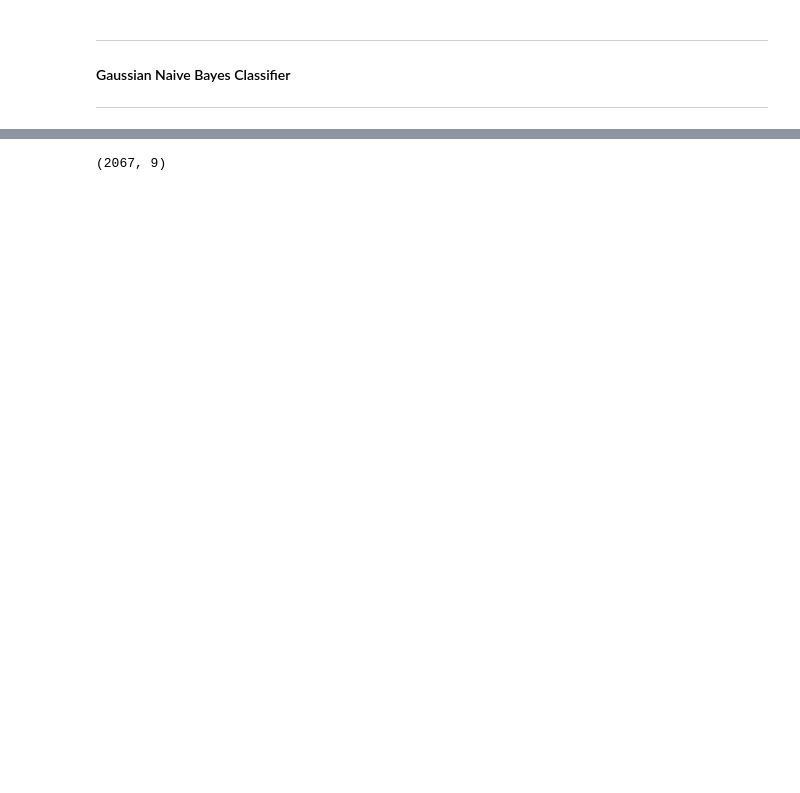
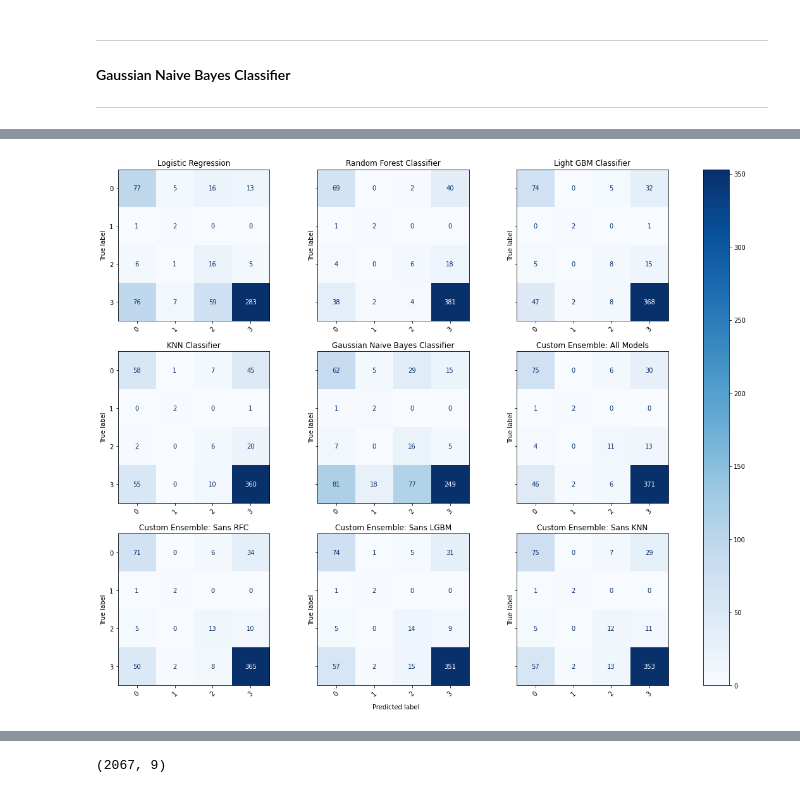
Before and after one commit to ainesh1993/riskyspacebusiness, a Jupyter notebook: notebooks/ModelRiskClass.ipynb, the cells around one changed output, grey strips where cells are left out. Cells and saved outputs as stored; diff of their text form; code cells hidden in the pictures; blank space fills up the shorter version.

```diff
--- a/notebooks/ModelRiskClass.ipynb
+++ b/notebooks/ModelRiskClass.ipynb
@@ -695,0 +644,10 @@ weighted avg      0.808     0.667     0.710       567
+# %%
+# create a custom ensemble of all models except for RFC
+estimators_sans_rfc = [('lm', best_lm), ('lgb', best_lgb), ('knn', best_knn), ('gnb', best_gnb)]
+ensemble_sans_rfc = VotingClassifier(estimators_sans_rfc, voting='soft')
+
+#fit model to training data
+ensemble_sans_rfc.fit(X_train, y_train)
+pred_sans_rfc = ensemble_sans_rfc.predict(X_test)
+
+print(classification_report(y_test, pred_sans_rfc, digits=3))
@@ -695,0 +665,10 @@ weighted avg      0.808     0.667     0.710       567
+# %%
+# create a custom ensemble of all models except for LGBM
+estimators_sans_lgb = [('lm', best_lm), ('rfc', best_rfc), ('knn', best_knn), ('gnb', best_gnb)]
+ensemble_sans_lgb = VotingClassifier(estimators_sans_lgb, voting='soft')
+
+#fit model to training data
+ensemble_sans_lgb.fit(X_train, y_train)
+pred_sans_lgb = ensemble_sans_lgb.predict(X_test)
+
+print(classification_report(y_test, pred_sans_lgb, digits=3))
@@ -695,0 +686,10 @@ weighted avg      0.808     0.667     0.710       567
+# %%
+# create a custom ensemble of all models except for KNN
+estimators_sans_knn = [('lm', best_lm), ('rfc', best_rfc), ('lgb', best_lgb), ('gnb', best_gnb)]
+ensemble_sans_knn = VotingClassifier(estimators_sans_knn, voting='soft')
+
+#fit model to training data
+ensemble_sans_knn.fit(X_train, y_train)
+pred_sans_knn = ensemble_sans_knn.predict(X_test)
+
+print(classification_report(y_test, pred_sans_knn, digits=3))
@@ -695,0 +713,14 @@ weighted avg      0.808     0.667     0.710       567
+# %%
+pred_dict = {'Logistic Regression': lm_pred,
+             'Random Forest Classifier': rfc_pred,
+             'Light GBM Classifier': lgb_pred,
+             'KNN Classifier': knn_pred,
+             'Gaussian Naive Bayes Classifier': gnb_pred,
+             'Custom Ensemble: All Models': pred_all,
+             'Custom Ensemble: Sans RFC': pred_sans_rfc,
+             'Custom Ensemble: Sans LGBM': pred_sans_lgb,
+             'Custom Ensemble: Sans KNN': pred_sans_knn}
+
+print_cms(pred_dict, y_test)
+# %% [output]
+[figure, added]
```
Also changed, not shown: parts of 58 cells of this notebook, 7 other files.
